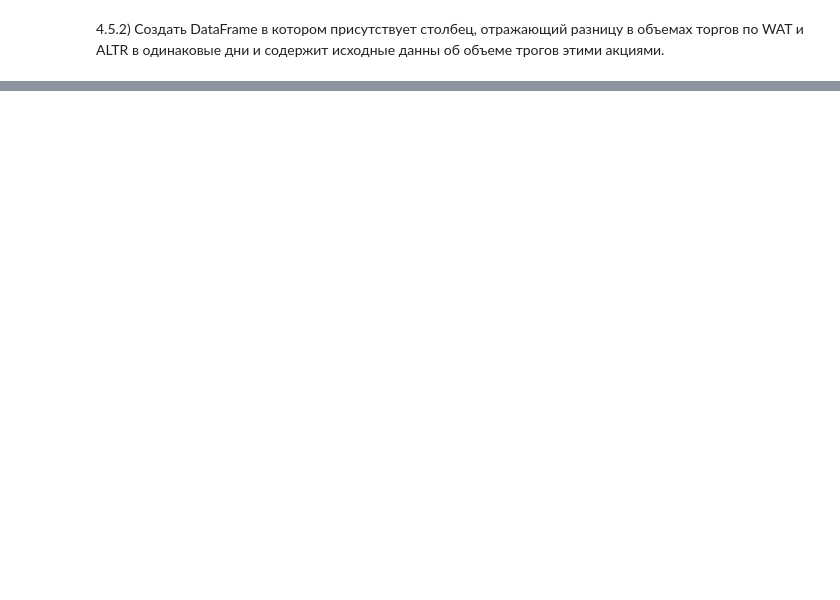
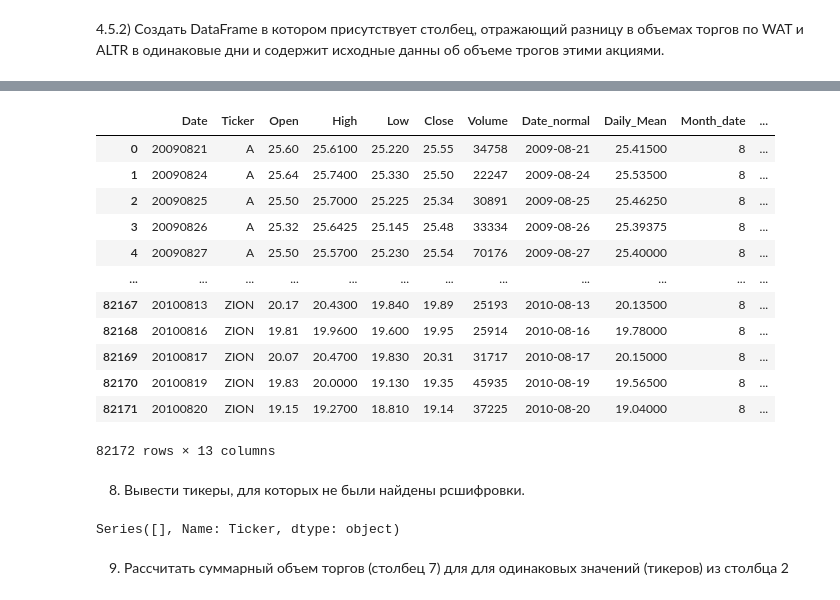
Before and after one commit to nik-boop/BDT, a Jupyter notebook: 2/TOBD_sem02_pandas_tsk.ipynb, the cells around one changed output, grey strips where cells are left out. Drawn from its saved outputs; the diff is of its cells as text; code cells hidden in the pictures; blank space fills up the shorter version.

```diff
--- a/2/TOBD_sem02_pandas_tsk.ipynb
+++ b/2/TOBD_sem02_pandas_tsk.ipynb
@@ -43,0 +330,4 @@ import numpy as np
+# %%
+sp_data2_df = pd.read_csv("./sp_data2.csv", delimiter=";", names=["Ticker", "Ticker_name", "Percent"])
+
+sp_data2_df
@@ -43,0 +348,26 @@ import numpy as np
+# %%
+df_full = pd.merge(df, sp_data2_df, on="Ticker")
+
+df_full
+# %% [output]
+|  | Date | Ticker | Open | High | Low | Close | Volume | Date_normal | Daily_Mean | Month_date | ... |
+| 0 | 20090821 | A | 25.60 | 25.6100 | 25.220 | 25.55 | 34758 | 2009-08-21 | 25.41500 | 8 | ... |
+| 1 | 20090824 | A | 25.64 | 25.7400 | 25.330 | 25.50 | 22247 | 2009-08-24 | 25.53500 | 8 | ... |
+| 2 | 20090825 | A | 25.50 | 25.7000 | 25.225 | 25.34 | 30891 | 2009-08-25 | 25.46250 | 8 | ... |
+| 3 | 20090826 | A | 25.32 | 25.6425 | 25.145 | 25.48 | 33334 | 2009-08-26 | 25.39375 | 8 | ... |
+| 4 | 20090827 | A | 25.50 | 25.5700 | 25.230 | 25.54 | 70176 | 2009-08-27 | 25.40000 | 8 | ... |
+| ... | ... | ... | ... | ... | ... | ... | ... | ... | ... | ... | ... |
+| 82167 | 20100813 | ZION | 20.17 | 20.4300 | 19.840 | 19.89 | 25193 | 2010-08-13 | 20.13500 | 8 | ... |
+| 82168 | 20100816 | ZION | 19.81 | 19.9600 | 19.600 | 19.95 | 25914 | 2010-08-16 | 19.78000 | 8 | ... |
+| 82169 | 20100817 | ZION | 20.07 | 20.4700 | 19.830 | 20.31 | 31717 | 2010-08-17 | 20.15000 | 8 | ... |
+| 82170 | 20100819 | ZION | 19.83 | 20.0000 | 19.130 | 19.35 | 45935 | 2010-08-19 | 19.56500 | 8 | ... |
+| 82171 | 20100820 | ZION | 19.15 | 19.2700 | 18.810 | 19.14 | 37225 | 2010-08-20 | 19.04000 | 8 | ... |
+82172 rows × 13 columns
+# %% [markdown]
+8) Вывести тикеры, для которых не были найдены рсшифровки.
+# %%
+df_full["Ticker"][df_full["Ticker_name"].isnull()]
+# %% [output]
+Series([], Name: Ticker, dtype: object)
+# %% [markdown]
+9) Рассчитать суммарный объем торгов (столбец 7) для для одинаковых значений (тикеров) из столбца 2
```
Also changed, not shown: parts of 35 cells of this notebook, 21 other files.
